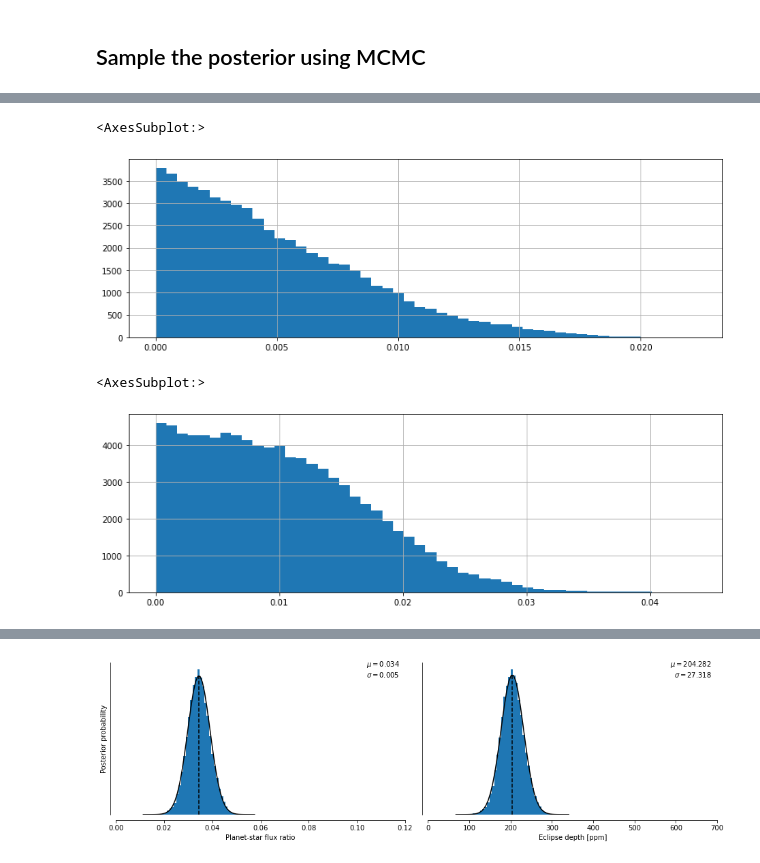
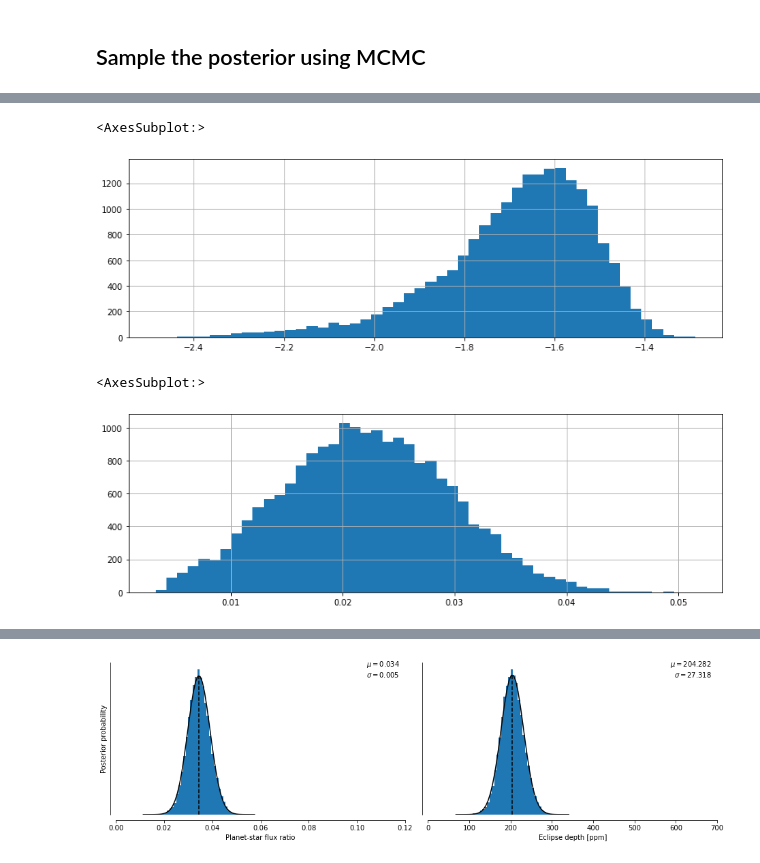
Before and after one commit to hpparvi/cheops_kelt_1, a Jupyter notebook: 02c_cheops_emission_and_unconstrained_ev.ipynb, the cells around one changed output, grey strips where cells are left out. Saved outputs shown, nothing was run; the diff lists cells and outputs as text; code cells hidden in the pictures.

```diff
--- a/02c_cheops_emission_and_unconstrained_ev.ipynb
+++ b/02c_cheops_emission_and_unconstrained_ev.ipynb
@@ -54,12 +76,12 @@ lpf.sample_mcmc(20000, 100, repeats=12, save=True)
 # %%
 df = lpf.posterior_samples()
 # %%
-df.ted_cheops.hist(bins=50)
+df.log10_ted_cheops.hist(bins=50)
 # %% [output]
 <AxesSubplot:>
-[figure, old version]
+[figure, new version]
 # %%
-df.ted_cheops.hist(bins=50)
+(10**df.log10_ted_cheops).hist(bins=50)
 # %% [output]
 <AxesSubplot:>
-[figure, old version]
+[figure, new version]
```
Also changed, not shown: parts of 16 cells of this notebook, 3 other files.
